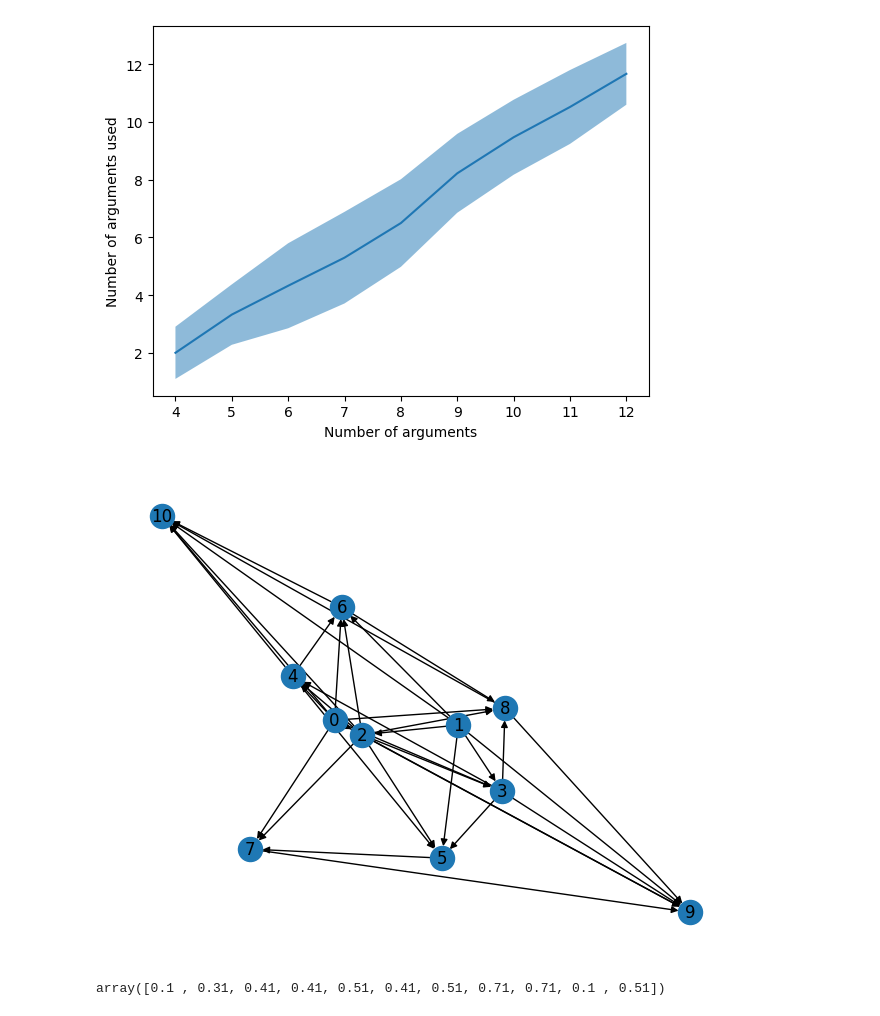
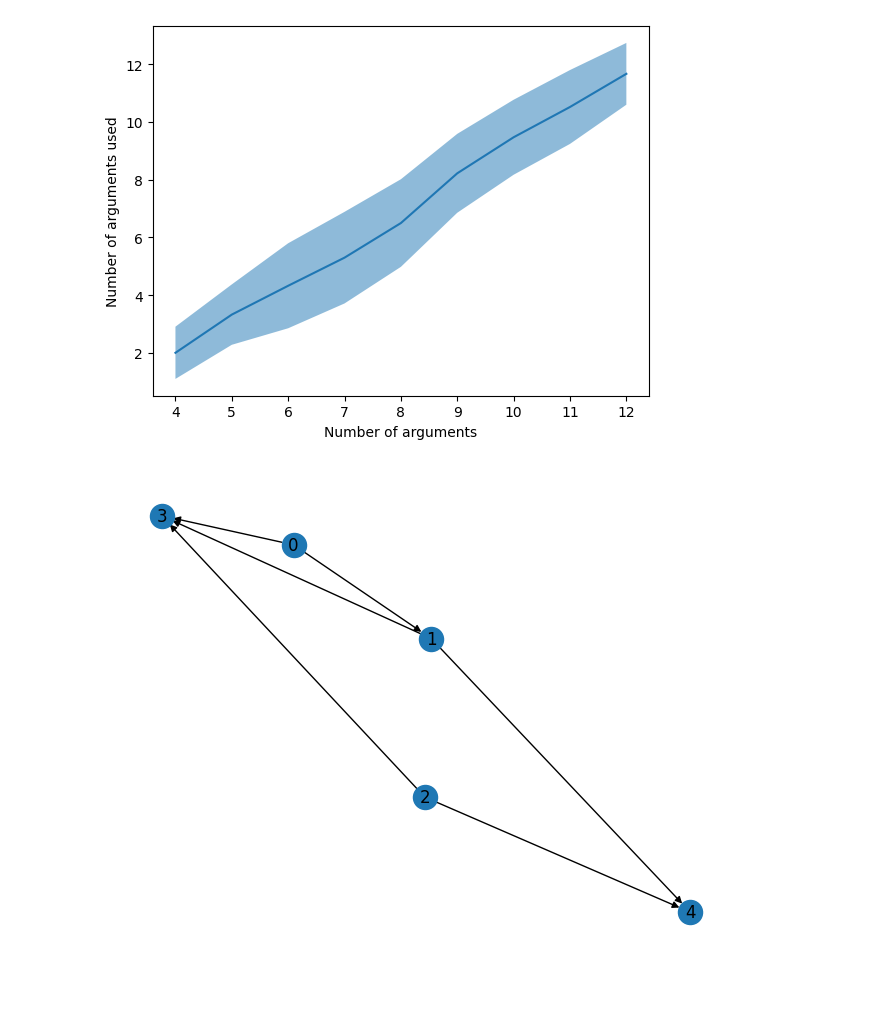
Before and after one commit to jhudsy/inverse_semantics, a Jupyter notebook: interval.ipynb, the cells around one changed output. Cells and saved outputs as stored; diff of their text form; code cells hidden in the pictures.

```diff
--- a/interval.ipynb
+++ b/interval.ipynb
@@ -440,13 +422,13 @@ plt.fill_between(list(df["numargs"].unique()),
 plt.xlabel("Number of arguments")
 plt.ylabel("Number of arguments used")
 plt.show()
-# %%
-g=nx.DiGraph()
-g.add_edges_from([(0, 2), (0, 3), (0, 4), (0, 6), (0, 7), (0, 8), (0, 9), (0, 10), (1, 2), (1, 3), (1, 5), (1, 6), (1, 9), (1, 10), (2, 3), (2, 4), (2, 5), (2, 6), (2, 7), (2, 8), (2, 9), (2, 10), (3, 4), (3, 5), (3, 8), (3, 9), (4, 5), (4, 6), (4, 10), (5, 7), (6, 8), (6, 10), (7, 9), (8, 9), (8, 10)])
-nx.draw(g,with_labels=True,pos=nx.spring_layout(g,seed=42))
-# %% [output]
-[figure, removed]
+# %%
+g=nx.DiGraph()
+g.add_edges_from([(0, 1), (0, 3), (1, 3), (1, 4), (2, 3), (2, 4)])
+nx.draw(g,with_labels=True,pos=nx.spring_layout(g,seed=4))
+# %% [output]
+[figure, added]
 # %%
-inverse_card(g,{0:0.1,1:0.1,2:0.1,3:0.1,4:0.1,5:0.1,6:0.1,7:0.1,8:0.1,9:0.1,10:0.1})
+c=CAF(g,{0: (0.9022906238125625, 1), 1: (0.8459701841250296, 1), 2: (0.8120977763857866, 1), 3: (0.9296296400793527, 1), 4: (0.9991429387604069, 1)})
+
+arg_costs=[1.7375625383879636, 2.421012139571344, 2.535810030451281, 2.99813383638506, 1.458922695676891]
-# %% [output]
-array([0.1 , 0.31, 0.41, 0.41, 0.51, 0.41, 0.51, 0.71, 0.71, 0.1 , 0.51])
```
Also changed, not shown: parts of 14 cells of this notebook, 1 other file.
